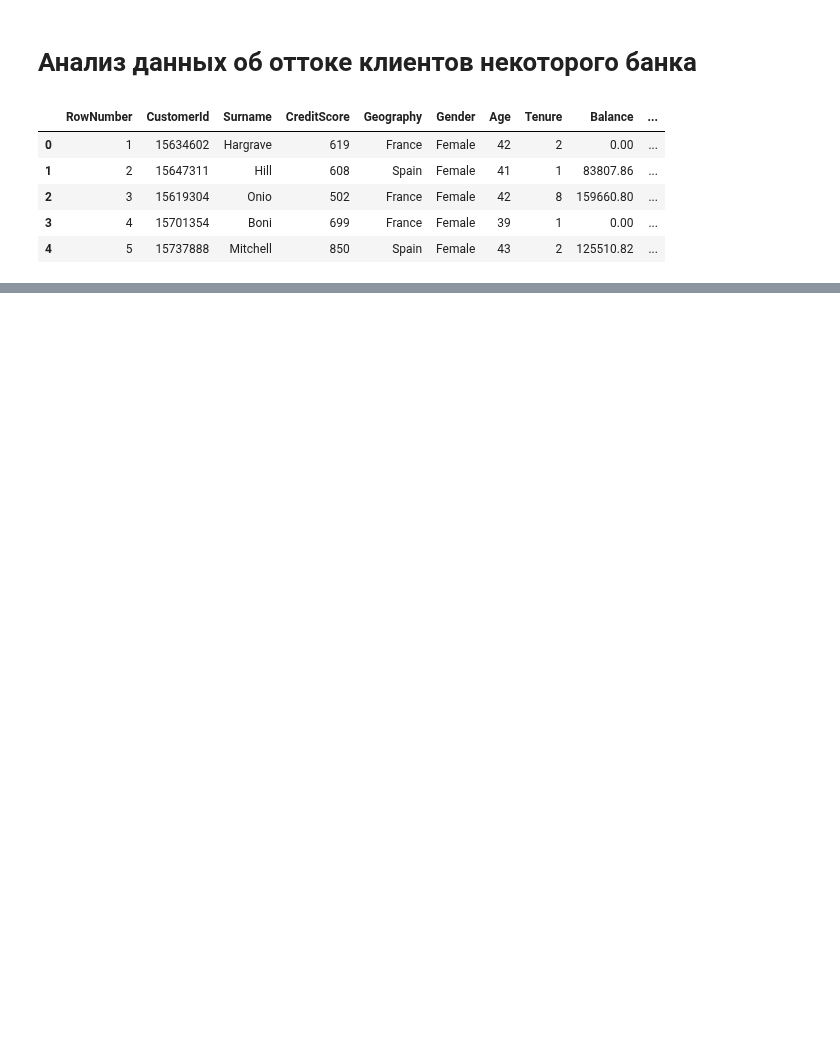
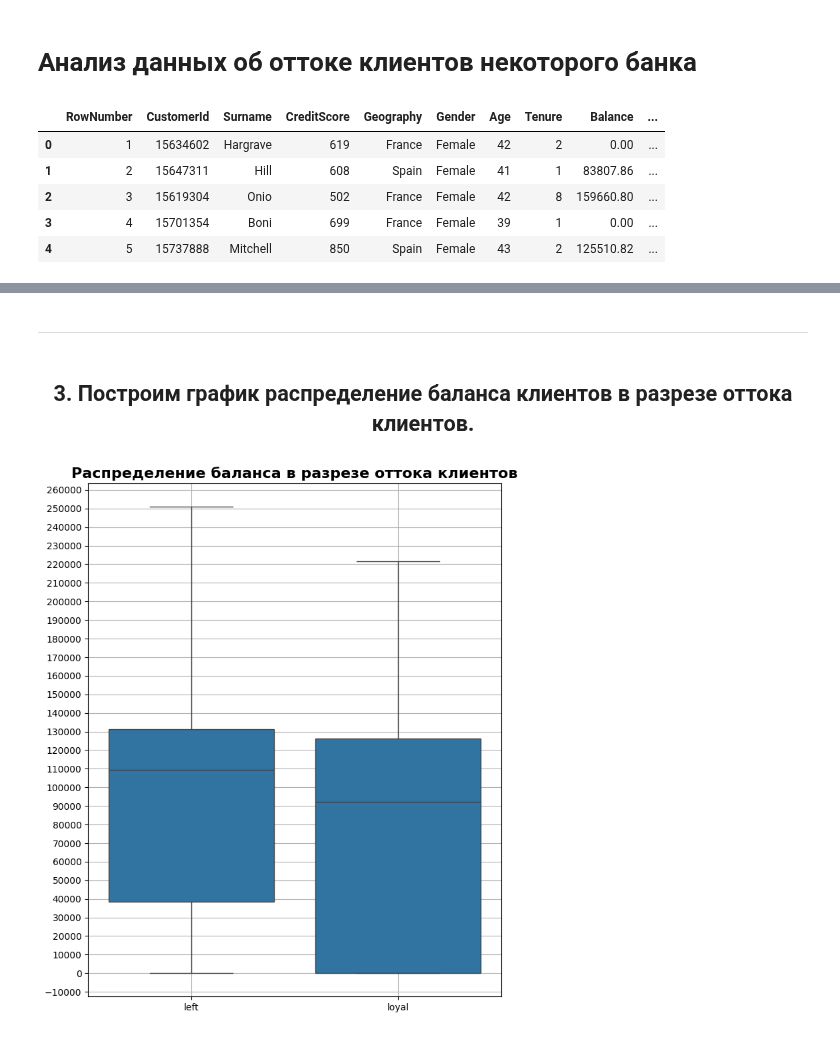
Before and after one commit to MaxiproDP/DS_Modules, a Jupyter notebook: Module 13/HW_01 (Bank analysys).ipynb, the cells around one changed output, grey strips where cells are left out. Cells and saved outputs as stored; diff of their text form; code cells hidden in the pictures; blank space fills up the shorter version.

```diff
--- a/Module 13/HW_01 (Bank analysys).ipynb
+++ b/Module 13/HW_01 (Bank analysys).ipynb
@@ -100,0 +65,10 @@ churn_data.shape
+# %%
+#Определим функцию категорирования
+def age_to_category(col):
+    age_cat = {'young':45,'middle':60,'older':75,'elderly':90,'long_lived':200} #словарь категорий
+    for elem in age_cat.keys():
+        if col < age_cat[elem]: # проверка на первое соответствие
+            result = elem
+            break #прерываем после первого вхождения в условие
+
+    return result
@@ -100,0 +301,19 @@ churn_data.shape
+# %% [markdown]
+___
+# %% [markdown]
+## <center> 3. Построим график распределение баланса клиентов в разрезе оттока клиентов.
+# %%
+fig = plt.figure(figsize=(8,10))
+balance_exited = sns.boxplot(
+    data= churn_df,
+    y= 'Balance',
+    x= 'ExitedStatus',
+    orient='v',
+)
+balance_exited.grid()
+balance_exited.set_title('Распределение баланса в разрезе оттока клиентов', fontweight='bold', fontsize=16)
+balance_exited.set_xlabel(None)
+balance_exited.set_ylabel(None)
+balance_exited.yaxis.set_major_locator(MultipleLocator(10000));
+# %% [output]
+[figure, added]
```
Also changed, not shown: parts of 69 cells of this notebook, 3 other files.
